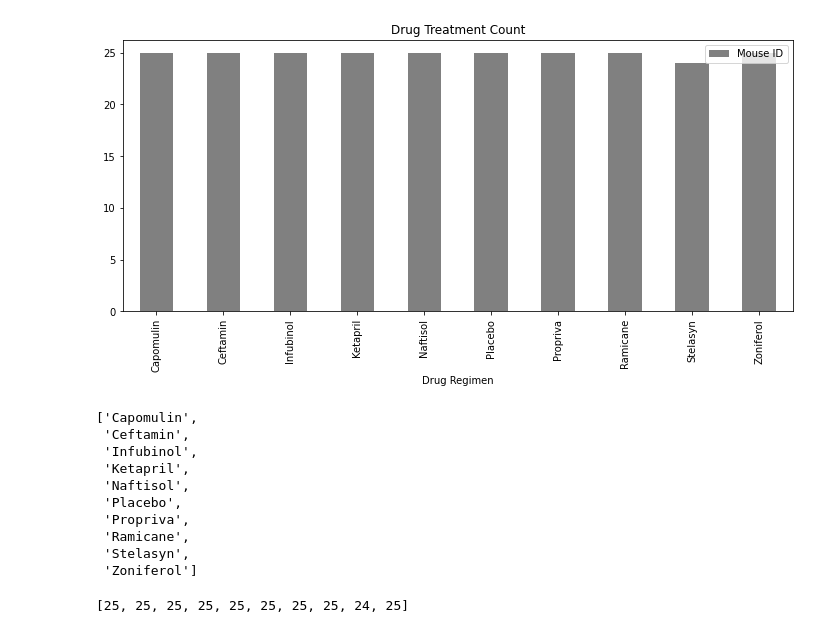
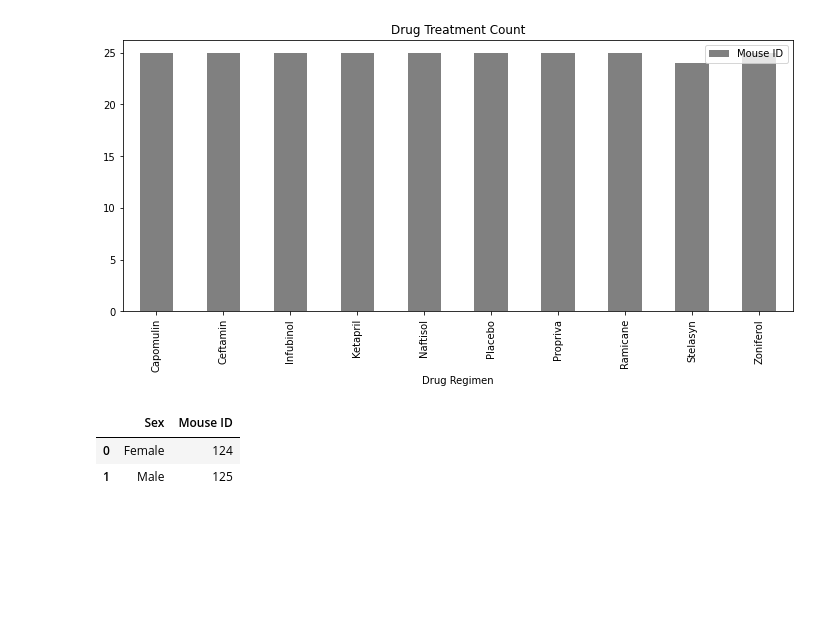
Before and after one commit to rouxshoux/The_Power_of_Plots, a Jupyter notebook: Untitled.ipynb, the cells around one changed output. Cells and saved outputs as stored; diff of their text form; code cells hidden in the pictures; blank space fills up the shorter version.

```diff
--- a/Untitled.ipynb
+++ b/Untitled.ipynb
@@ -73,22 +73,11 @@ plt.title("Drug Treatment Count")
 plt.show()
 # %% [output]
 [figure]
-# %%
-drug_list = summary.index.tolist()
-drug_list
-# %% [output]
-['Capomulin',
- 'Ceftamin',
- 'Infubinol',
- 'Ketapril',
- 'Naftisol',
- 'Placebo',
- 'Propriva',
- 'Ramicane',
- 'Stelasyn',
- 'Zoniferol']
-# %%
-drug_count = clean.groupby(["Drug Regimen"])["Age_months"].count().tolist()
-drug_count
-# %% [output]
-[25, 25, 25, 25, 25, 25, 25, 25, 24, 25]
+# %%
+sex = pd.DataFrame(clean.groupby(["Sex"]).count()).reset_index()
+sex = sex[["Sex", "Mouse ID"]]
+sex.head()
+# %% [output]
+|  | Sex | Mouse ID |
+| 0 | Female | 124 |
+| 1 | Male | 125 |
```
Also changed, not shown: parts of 1 cell of this notebook.
